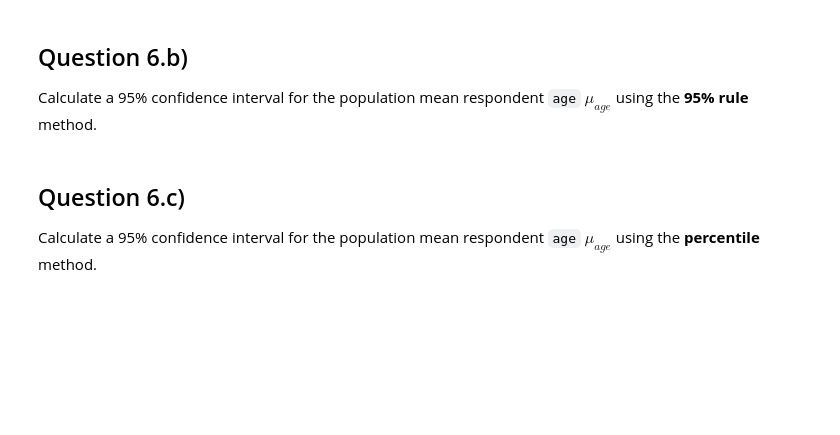
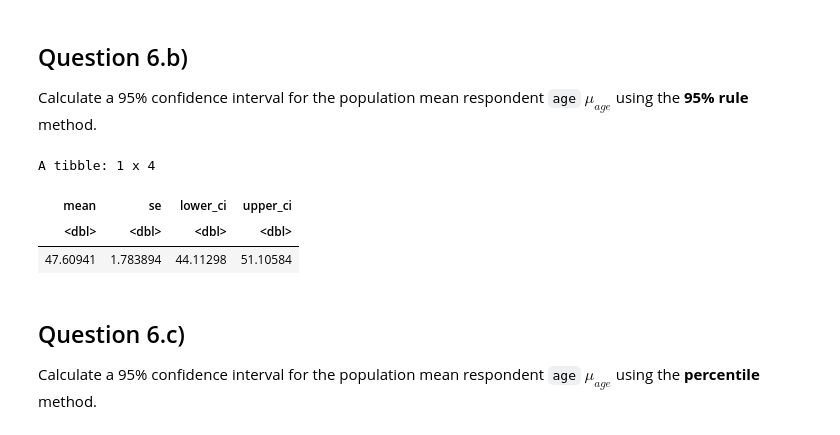
Before and after one commit to ksotoenc/data-730-a07, a Jupyter notebook: assignment8.ipynb, the cells around one changed output. Drawn from its saved outputs; the diff is of its cells as text; code cells hidden in the pictures; blank space fills up the shorter version.

```diff
--- a/assignment8.ipynb
+++ b/assignment8.ipynb
@@ -327,11 +327,26 @@ generate a **bootstrap distribution** for the sample mean respondent
 `age` $\bar{x}$ instead of `tvhours`. Please be sure to **name it
 something different** than the bootstrap distribution for the sample
 mean of `tvhours`
+# %%
+boot_distrib_age = boot_samp_1000 |>
+  group_by(replicate) |>
+  summarize(boot_stat = mean(age))
 # %% [markdown]
 ## Question 6.b)
 
 Calculate a 95% confidence interval for the population mean respondent
 `age` $\mu_{age}$ using the **95% rule** method.
+# %%
+boot_distrib_age |>
+  summarize(mean = mean(boot_stat),
+            se = sd(boot_stat),
+            lower_ci = mean - (1.96 * se),
+            upper_ci = mean + (1.96 * se))
+# %% [output]
+A tibble: 1 x 4
+| mean | se | lower_ci | upper_ci |
+| <dbl> | <dbl> | <dbl> | <dbl> |
+| 47.60941 | 1.783894 | 44.11298 | 51.10584 |
 # %% [markdown]
 ## Question 6.c)
 
```
Also changed, not shown: parts of 6 cells of this notebook.
